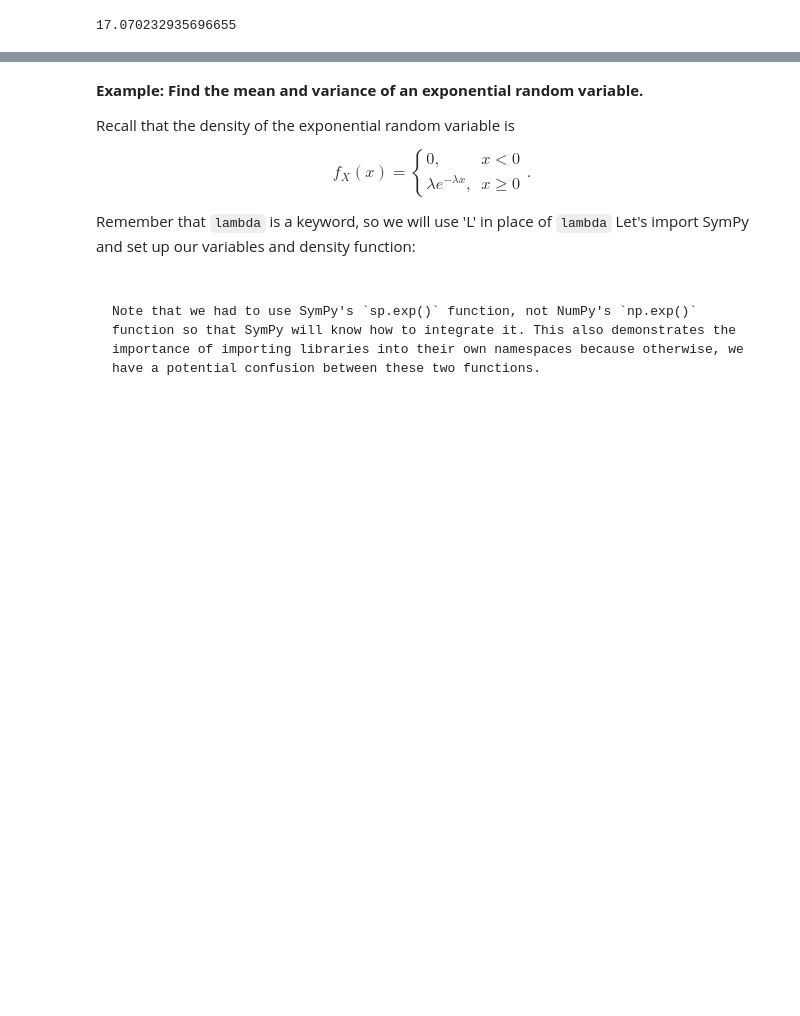
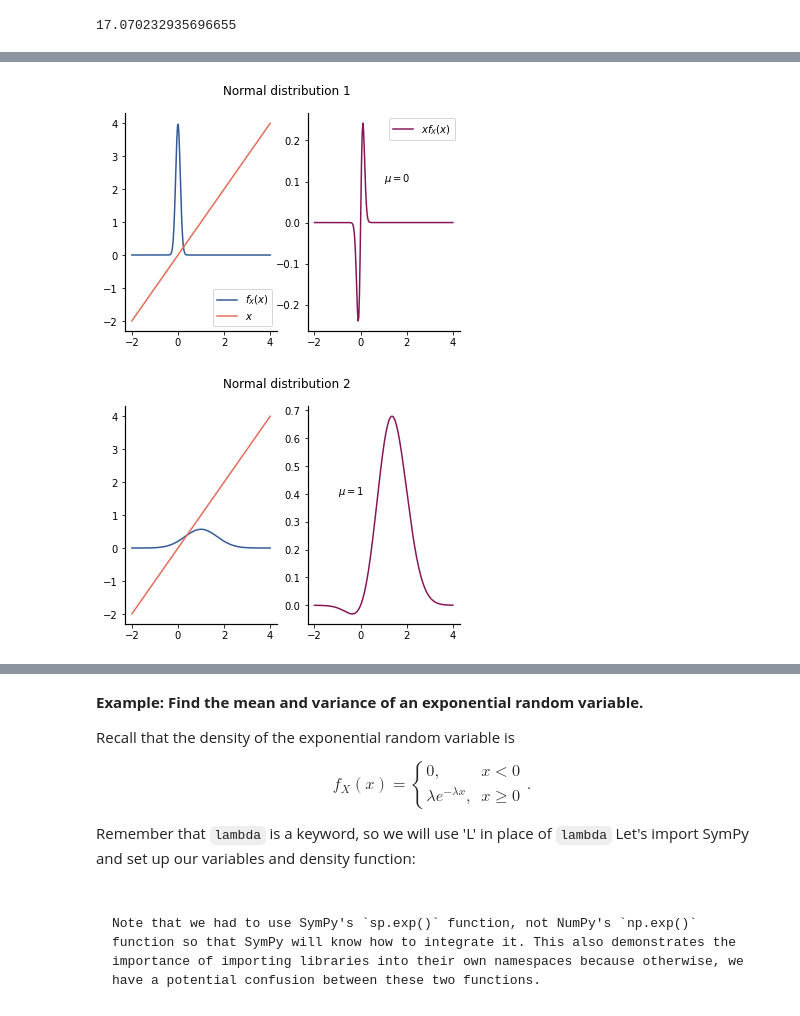
Before and after one commit to datalayer-courses/foundations-of-data-science-with-python, a Jupyter notebook: 09-moments/moments.ipynb, the cells around one changed output, grey strips where cells are left out. Cells and saved outputs as stored; diff of their text form; code cells hidden in the pictures; blank space fills up the shorter version.

```diff
--- a/09-moments/moments.ipynb
+++ b/09-moments/moments.ipynb
@@ -92,0 +90,31 @@ E[X^2] &= \int_{-\infty} ^{\infty} g(x) f_X(x)~dx \\
+# %%
+import matplotlib.pyplot as plt
+import scipy.stats as stats
+
+X1=stats.norm(0,0.1)
+x1=np.linspace(-2,4,201)
+
+fig, ax = plt.subplots(1, 2)
+fig.suptitle('Normal distribution 1')
+
+ax[0].plot(x1, X1.pdf(x1), label='$f_X(x)$')
+ax[0].plot(x1, x1, label='$x$')
+ax[0].legend()
+ax[1].plot(x1, x1*X1.pdf(x1), color='C4', label='$x f_X(x)$' )
+ax[1].text(1, 0.1, '$\mu = 0$')
+ax[1].legend()
+
+fig2, ax2 = plt.subplots(1, 2)
+fig2.suptitle('Normal distribution 2')
+
+X2=stats.norm(1, 0.7)
+x2=x1
+
+
+ax2[0].plot(x2, X2.pdf(x2))
+ax2[0].plot(x2, x2)
+ax2[1].plot(x2, x2*X2.pdf(x2), color='C4' );
+ax2[1].text(-1, 0.4, '$\mu = 1$');
+# %% [output]
+[figure, added]
+[figure, added]
```
Also changed, not shown: parts of 37 cells of this notebook, 2 other files.
